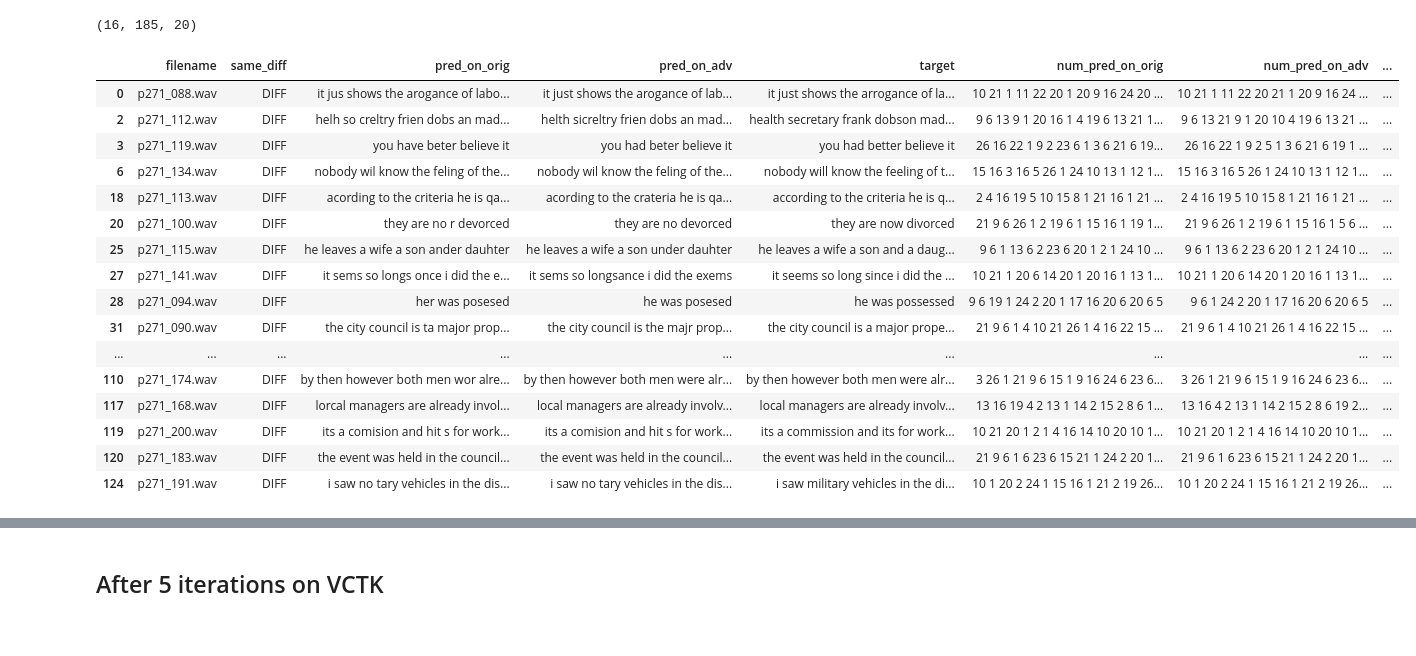
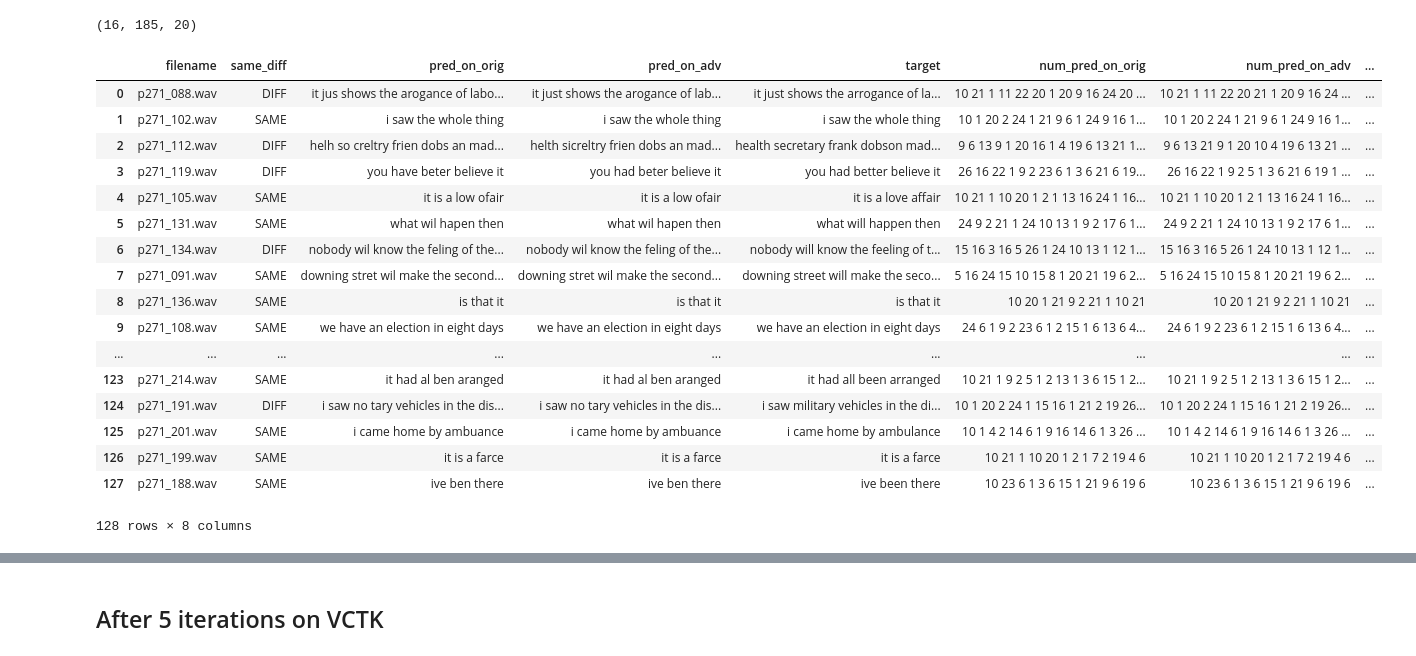
Before and after one commit to daniter-cu/AdversarialSpeech, a Jupyter notebook: speech-to-text-wavenet/Comparing multiple iterations.ipynb, the cells around one changed output, grey strips where cells are left out. Drawn from its saved outputs; the diff is of its cells as text; code cells hidden in the pictures.

Commit message:
adding tables made for fgsm

```diff
--- a/speech-to-text-wavenet/Comparing multiple iterations.ipynb
+++ b/speech-to-text-wavenet/Comparing multiple iterations.ipynb
@@ -94,22 +174,24 @@ adv2[0].shape
 test_vs_predv1_file = "vctk/preds_vs_labels_iters1.tsv"
 tpv1 = pd.read_table(test_vs_predv1_file)
 # %%
-tpv1[tpv1['same_diff'] == 'DIFF']
+tpv1_diff = tpv1[tpv1['same_diff'] == 'DIFF']
+tpv1
 # %% [output]
 |  | filename | same_diff | pred_on_orig | pred_on_adv | target | num_pred_on_orig | num_pred_on_adv | ... |
 | 0 | p271_088.wav | DIFF | it jus shows the arogance of labo... | it just shows the arogance of lab... | it just shows the arrogance of la... | 10 21 1 11 22 20 1 20 9 16 24 20 ... | 10 21 1 11 22 20 21 1 20 9 16 24 ... | ... |
+| 1 | p271_102.wav | SAME | i saw the whole thing | i saw the whole thing | i saw the whole thing | 10 1 20 2 24 1 21 9 6 1 24 9 16 1... | 10 1 20 2 24 1 21 9 6 1 24 9 16 1... | ... |
 | 2 | p271_112.wav | DIFF | helh so creltry frien dobs an mad... | helth sicreltry frien dobs an mad... | health secretary frank dobson mad... | 9 6 13 9 1 20 16 1 4 19 6 13 21 1... | 9 6 13 21 9 1 20 10 4 19 6 13 21 ... | ... |
 | 3 | p271_119.wav | DIFF | you have beter believe it | you had beter believe it | you had better believe it | 26 16 22 1 9 2 23 6 1 3 6 21 6 19... | 26 16 22 1 9 2 5 1 3 6 21 6 19 1 ... | ... |
+| 4 | p271_105.wav | SAME | it is a low ofair | it is a low ofair | it is a love affair | 10 21 1 10 20 1 2 1 13 16 24 1 16... | 10 21 1 10 20 1 2 1 13 16 24 1 16... | ... |
+| 5 | p271_131.wav | SAME | what wil hapen then | what wil hapen then | what will happen then | 24 9 2 21 1 24 10 13 1 9 2 17 6 1... | 24 9 2 21 1 24 10 13 1 9 2 17 6 1... | ... |
 | 6 | p271_134.wav | DIFF | nobody wil know the feling of the... | nobody wil know the feling of the... | nobody will know the feeling of t... | 15 16 3 16 5 26 1 24 10 13 1 12 1... | 15 16 3 16 5 26 1 24 10 13 1 12 1... | ... |
-| 18 | p271_113.wav | DIFF | acording to the criteria he is qa... | acording to the crateria he is qa... | according to the criteria he is q... | 2 4 16 19 5 10 15 8 1 21 16 1 21 ... | 2 4 16 19 5 10 15 8 1 21 16 1 21 ... | ... |
-| 20 | p271_100.wav | DIFF | they are no r devorced | they are no devorced | they are now divorced | 21 9 6 26 1 2 19 6 1 15 16 1 19 1... | 21 9 6 26 1 2 19 6 1 15 16 1 5 6 ... | ... |
-| 25 | p271_115.wav | DIFF | he leaves a wife a son ander dauhter | he leaves a wife a son under dauhter | he leaves a wife a son and a daug... | 9 6 1 13 6 2 23 6 20 1 2 1 24 10 ... | 9 6 1 13 6 2 23 6 20 1 2 1 24 10 ... | ... |
-| 27 | p271_141.wav | DIFF | it sems so longs once i did the e... | it sems so longsance i did the exems | it seems so long since i did the ... | 10 21 1 20 6 14 20 1 20 16 1 13 1... | 10 21 1 20 6 14 20 1 20 16 1 13 1... | ... |
-| 28 | p271_094.wav | DIFF | her was posesed | he was posesed | he was possessed | 9 6 19 1 24 2 20 1 17 16 20 6 20 6 5 | 9 6 1 24 2 20 1 17 16 20 6 20 6 5 | ... |
-| 31 | p271_090.wav | DIFF | the city council is ta major prop... | the city council is the majr prop... | the city council is a major prope... | 21 9 6 1 4 10 21 26 1 4 16 22 15 ... | 21 9 6 1 4 10 21 26 1 4 16 22 15 ... | ... |
+| 7 | p271_091.wav | SAME | downing stret wil make the second... | downing stret wil make the second... | downing street will make the seco... | 5 16 24 15 10 15 8 1 20 21 19 6 2... | 5 16 24 15 10 15 8 1 20 21 19 6 2... | ... |
+| 8 | p271_136.wav | SAME | is that it | is that it | is that it | 10 20 1 21 9 2 21 1 10 21 | 10 20 1 21 9 2 21 1 10 21 | ... |
+| 9 | p271_108.wav | SAME | we have an election in eight days | we have an election in eight days | we have an election in eight days | 24 6 1 9 2 23 6 1 2 15 1 6 13 6 4... | 24 6 1 9 2 23 6 1 2 15 1 6 13 6 4... | ... |
 | ... | ... | ... | ... | ... | ... | ... | ... | ... |
-| 110 | p271_174.wav | DIFF | by then however both men wor alre... | by then however both men were alr... | by then however both men were alr... | 3 26 1 21 9 6 15 1 9 16 24 6 23 6... | 3 26 1 21 9 6 15 1 9 16 24 6 23 6... | ... |
-| 117 | p271_168.wav | DIFF | lorcal managers are already invol... | local managers are already involv... | local managers are already involv... | 13 16 19 4 2 13 1 14 2 15 2 8 6 1... | 13 16 4 2 13 1 14 2 15 2 8 6 19 2... | ... |
-| 119 | p271_200.wav | DIFF | its a comision and hit s for work... | its a comision and hit s for work... | its a commission and its for work... | 10 21 20 1 2 1 4 16 14 10 20 10 1... | 10 21 20 1 2 1 4 16 14 10 20 10 1... | ... |
-| 120 | p271_183.wav | DIFF | the event was held in the council... | the event was held in the council... | the event was held in the council... | 21 9 6 1 6 23 6 15 21 1 24 2 20 1... | 21 9 6 1 6 23 6 15 21 1 24 2 20 1... | ... |
+| 123 | p271_214.wav | SAME | it had al ben aranged | it had al ben aranged | it had all been arranged | 10 21 1 9 2 5 1 2 13 1 3 6 15 1 2... | 10 21 1 9 2 5 1 2 13 1 3 6 15 1 2... | ... |
 | 124 | p271_191.wav | DIFF | i saw no tary vehicles in the dis... | i saw no tary vehicles in the dis... | i saw military vehicles in the di... | 10 1 20 2 24 1 15 16 1 21 2 19 26... | 10 1 20 2 24 1 15 16 1 21 2 19 26... | ... |
+| 125 | p271_201.wav | SAME | i came home by ambuance | i came home by ambuance | i came home by ambulance | 10 1 4 2 14 6 1 9 16 14 6 1 3 26 ... | 10 1 4 2 14 6 1 9 16 14 6 1 3 26 ... | ... |
+| 126 | p271_199.wav | SAME | it is a farce | it is a farce | it is a farce | 10 21 1 10 20 1 2 1 7 2 19 4 6 | 10 21 1 10 20 1 2 1 7 2 19 4 6 | ... |
+| 127 | p271_188.wav | SAME | ive ben there | ive ben there | ive been there | 10 23 6 1 3 6 15 1 21 9 6 19 6 | 10 23 6 1 3 6 15 1 21 9 6 19 6 | ... |
+128 rows × 8 columns
```
Also changed, not shown: parts of 19 cells of this notebook, 8 other files.
